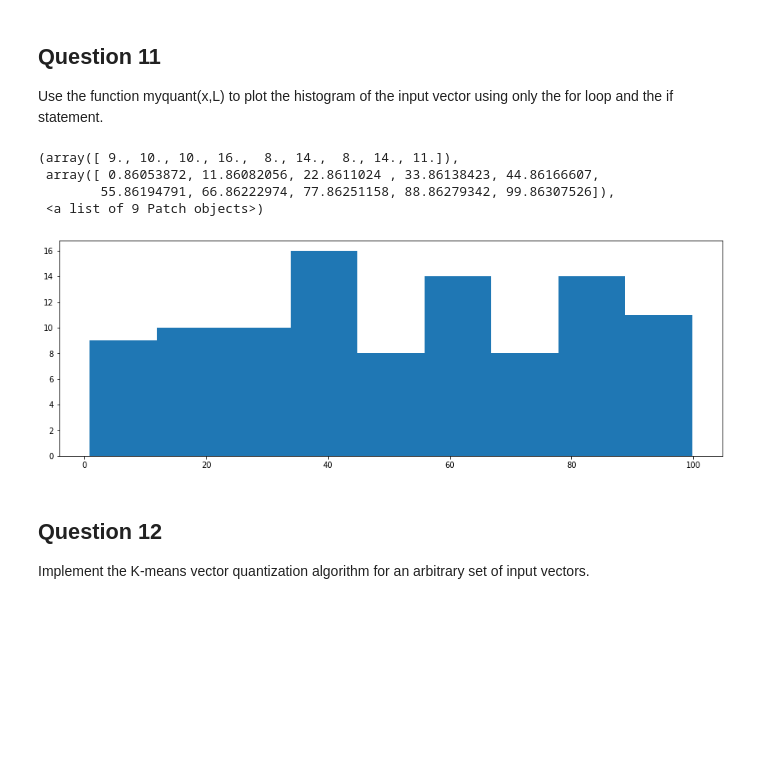
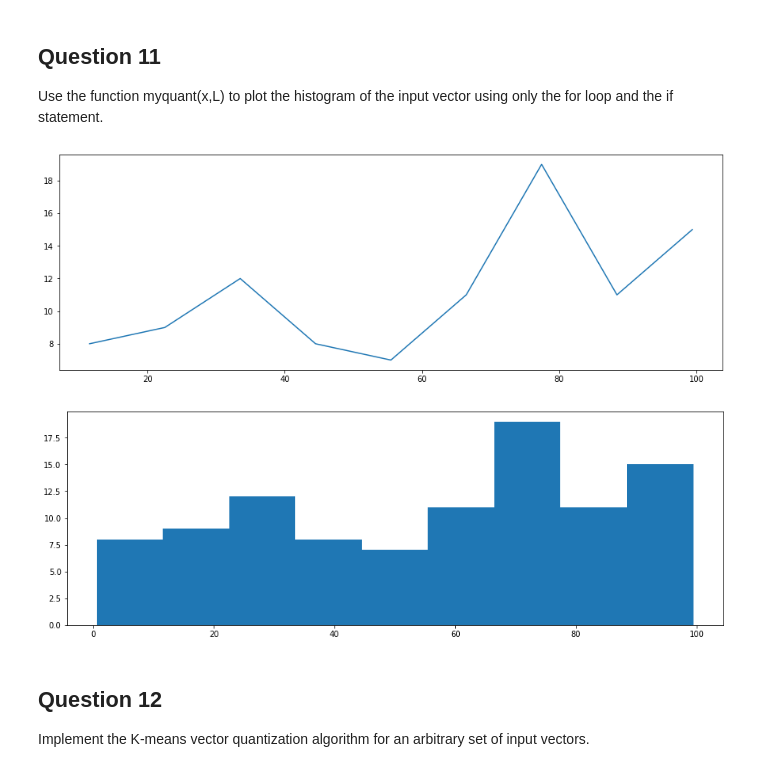
Before and after one commit to Bhavnicksm/dsp_lab_notebooks, a Jupyter notebook: EE333_Lab_2.ipynb, the cells around one changed output. Cells and saved outputs as stored; diff of their text form; code cells hidden in the pictures; blank space fills up the shorter version.

```diff
--- a/EE333_Lab_2.ipynb
+++ b/EE333_Lab_2.ipynb
@@ -542,17 +542,31 @@ plt.show()
 # %% [markdown]
 ## Question 11
 Use the function myquant(x,L) to plot the histogram of the input vector using only the for loop and the if statement.
+# %%
+out = myquant(x, 10, mode='avg')
+
+lvls = out['levels']
+y = out['output']
+
+bins = np.zeros(len(lvls)-1)
+
+for yi in y:
+  for i in range(len(lvls)):
+    if yi < lvls[i]:
+      bins[i-1]+=1
+      break
+
+plt.figure(figsize=(15,5))
+plt.plot(lvls[1:], bins)
+plt.show()
+# %% [output]
+[figure, added]
 # %%
-out = myquant(x, 10, mode='avg')
-
 plt.figure(figsize=(15,5))
-plt.hist(out['output'], bins=out['levels'])
+plt.hist(y, bins=lvls)
+plt.show()
 # %% [output]
-(array([ 9., 10., 10., 16.,  8., 14.,  8., 14., 11.]),
- array([ 0.86053872, 11.86082056, 22.8611024 , 33.86138423, 44.86166607,
-        55.86194791, 66.86222974, 77.86251158, 88.86279342, 99.86307526]),
- <a list of 9 Patch objects>)
-[figure, old version]
+[figure, new version]
 # %% [markdown]
 ## Question 12
 Implement the K-means vector quantization algorithm for an arbitrary set of input vectors.
```
Also changed, not shown: parts of 20 cells of this notebook.
